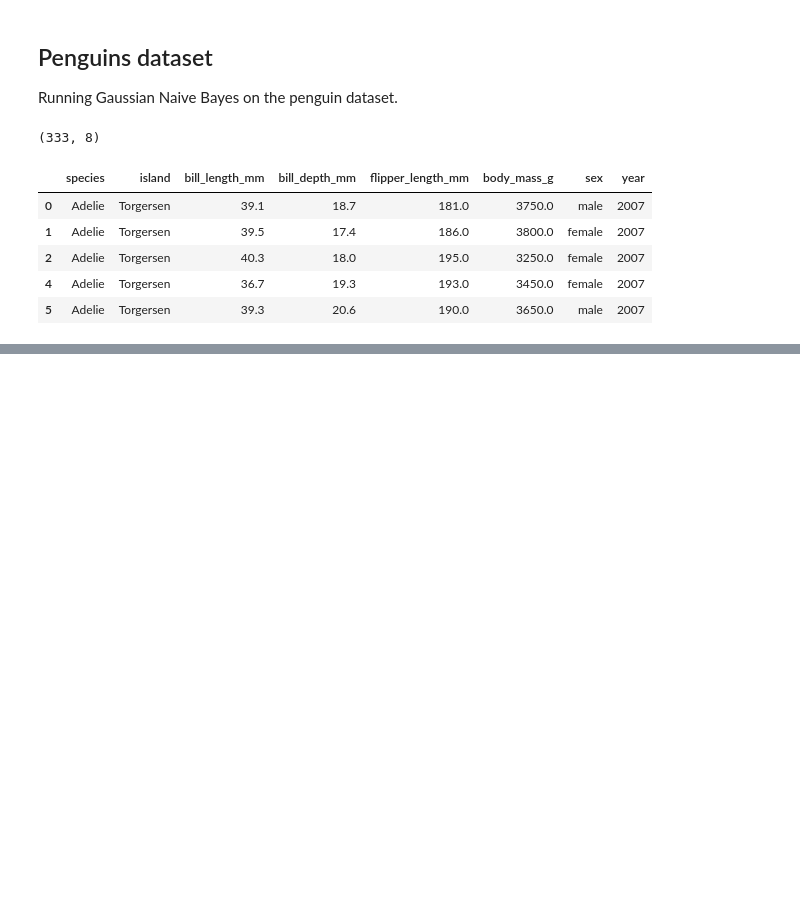
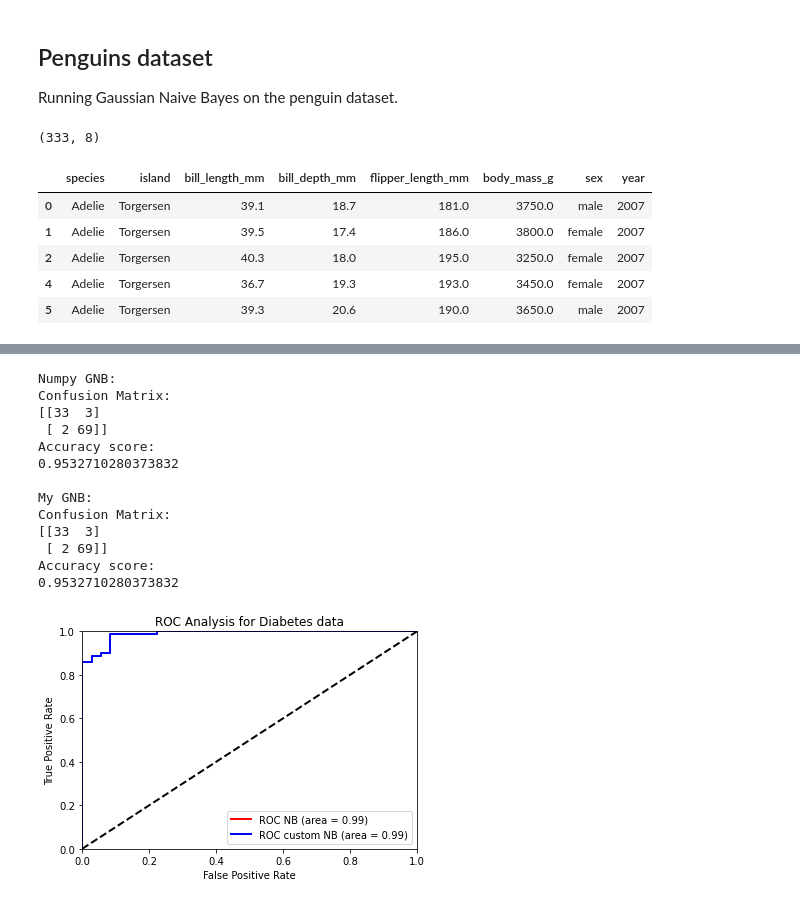
Before and after one commit to alerycserrania/COMP47750_ML_Assignment1, a Jupyter notebook: MyGaussianNB.ipynb, the cells around one changed output, grey strips where cells are left out. Drawn from its saved outputs; the diff is of its cells as text; code cells hidden in the pictures; blank space fills up the shorter version.

```diff
--- a/MyGaussianNB.ipynb
+++ b/MyGaussianNB.ipynb
@@ -111,0 +162,17 @@ array([[68,  2,  0],
+# %%
+test_gaussian_on_dataset(X_train, y_train, X_test, y_test)
+# %% [output]
+Numpy GNB:
+Confusion Matrix:
+[[33  3]
+ [ 2 69]]
+Accuracy score:
+0.9532710280373832
+
+My GNB:
+Confusion Matrix:
+[[33  3]
+ [ 2 69]]
+Accuracy score:
+0.9532710280373832
+[figure, added]
```
Also changed, not shown: parts of 19 cells of this notebook, 2 other files.
